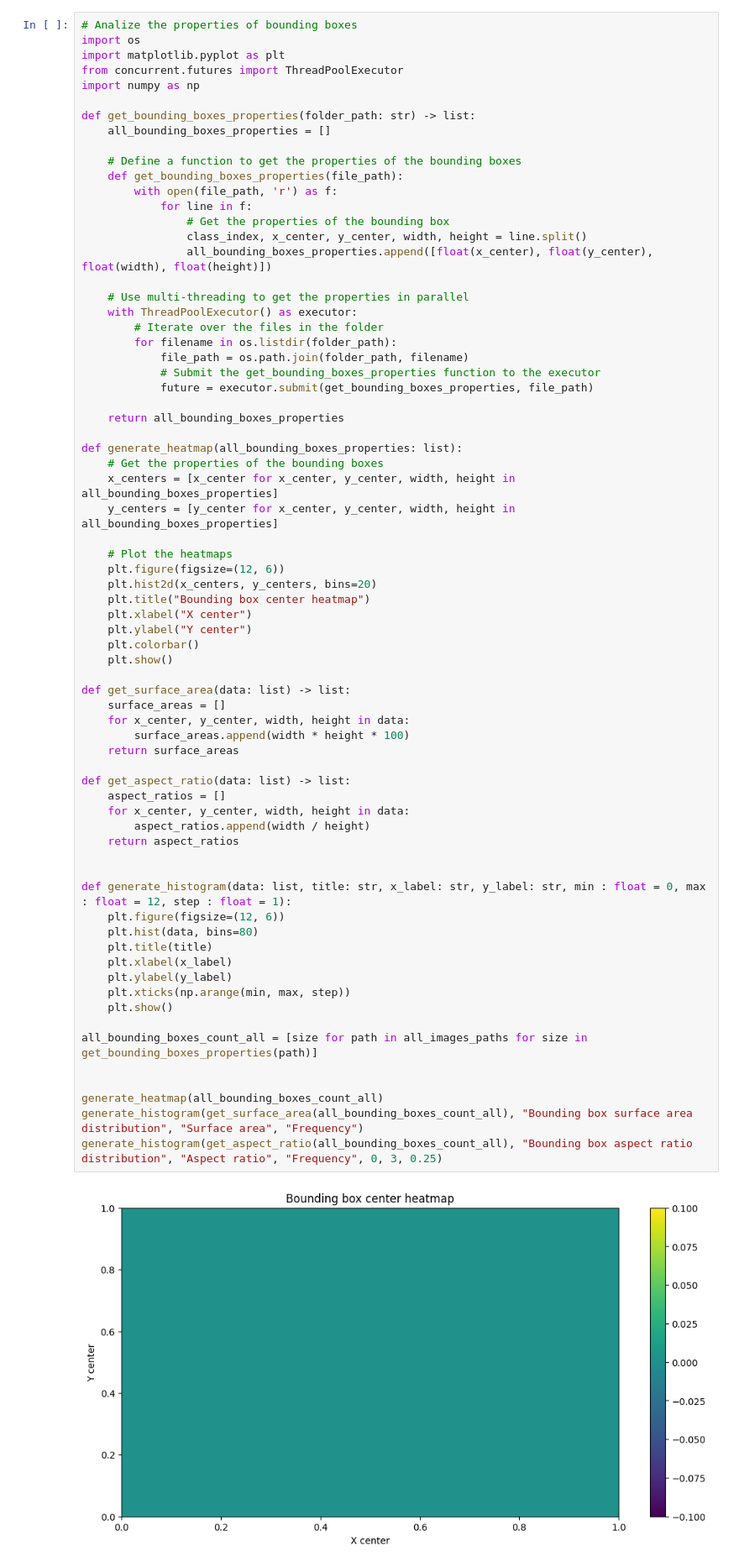
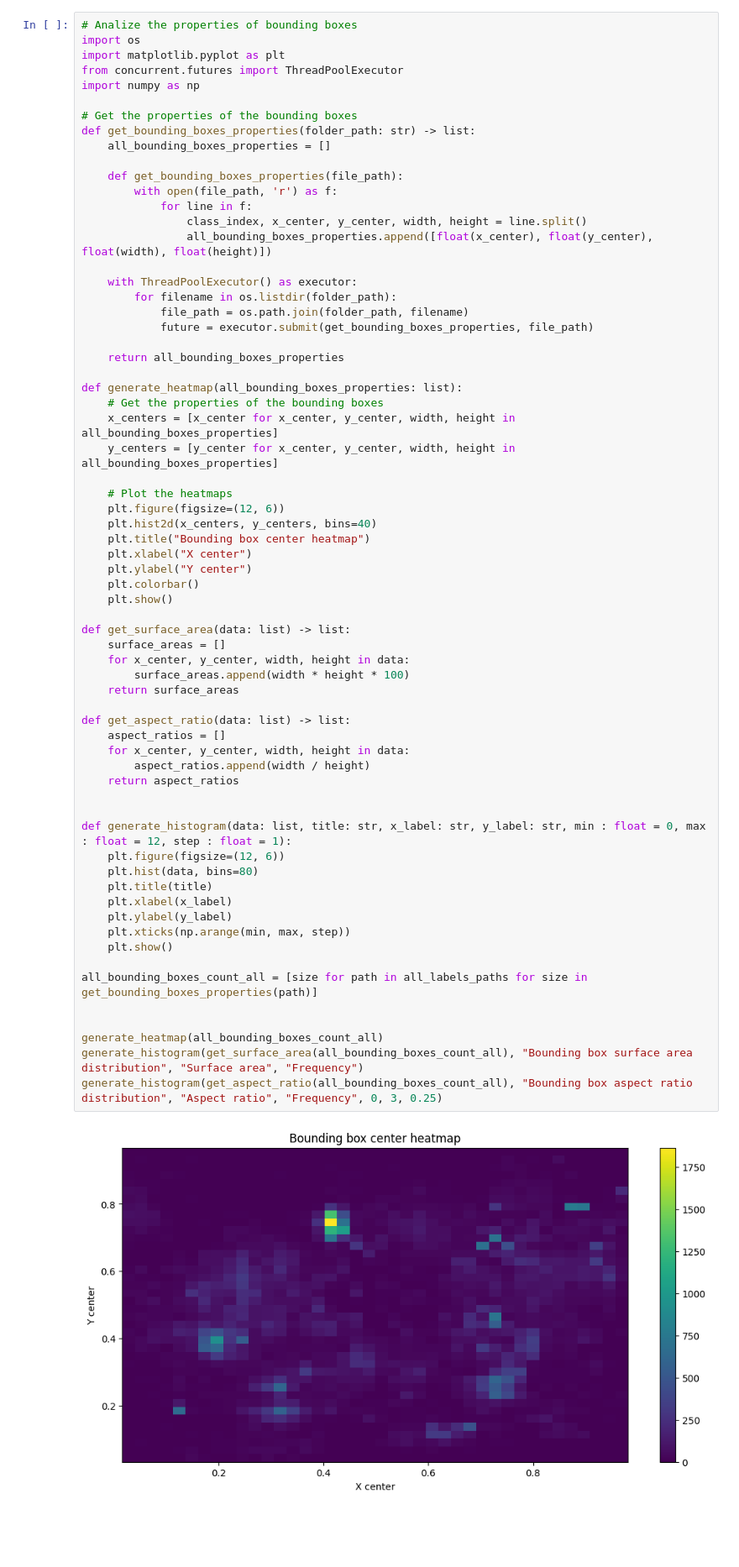
Before and after one commit to KajetanMieloch/Data-Scientist-praktyka-studencka, a Jupyter notebook: Zadania Rekrutacujne/Data Science Intern/odpowiedz.ipynb, the cells around one changed output. Shown: that part at 84% size. Saved outputs shown, nothing was run; the diff lists cells and outputs as text; blank space fills up the shorter version.

```diff
--- a/Zadania Rekrutacujne/Data Science Intern/odpowiedz.ipynb
+++ b/Zadania Rekrutacujne/Data Science Intern/odpowiedz.ipynb
@@ -253,23 +279,19 @@ import matplotlib.pyplot as plt
 from concurrent.futures import ThreadPoolExecutor
 import numpy as np
 
+# Get the properties of the bounding boxes
 def get_bounding_boxes_properties(folder_path: str) -> list:
     all_bounding_boxes_properties = []
 
-    # Define a function to get the properties of the bounding boxes
     def get_bounding_boxes_properties(file_path):
         with open(file_path, 'r') as f:
             for line in f:
-                # Get the properties of the bounding box
                 class_index, x_center, y_center, width, height = line.split()
                 all_bounding_boxes_properties.append([float(x_center), float(y_center), float(width), float(height)])
 
-    # Use multi-threading to get the properties in parallel
     with ThreadPoolExecutor() as executor:
-        # Iterate over the files in the folder
         for filename in os.listdir(folder_path):
             file_path = os.path.join(folder_path, filename)
-            # Submit the get_bounding_boxes_properties function to the executor
             future = executor.submit(get_bounding_boxes_properties, file_path)
 
     return all_bounding_boxes_properties
@@ -281,7 +303,7 @@ def generate_heatmap(all_bounding_boxes_properties: list):
 
     # Plot the heatmaps
     plt.figure(figsize=(12, 6))
-    plt.hist2d(x_centers, y_centers, bins=20)
+    plt.hist2d(x_centers, y_centers, bins=40)
     plt.title("Bounding box center heatmap")
     plt.xlabel("X center")
     plt.ylabel("Y center")
@@ -289,32 +311,32 @@ def generate_heatmap(all_bounding_boxes_properties: list):
     plt.show()
 
 def get_surface_area(data: list) -> list:
     surface_areas = []
     for x_center, y_center, width, height in data:
         surface_areas.append(width * height * 100)
     return surface_areas
 
 def get_aspect_ratio(data: list) -> list:
     aspect_ratios = []
     for x_center, y_center, width, height in data:
         aspect_ratios.append(width / height)
     return aspect_ratios
 
 
 def generate_histogram(data: list, title: str, x_label: str, y_label: str, min : float = 0, max : float = 12, step : float = 1):
     plt.figure(figsize=(12, 6))
     plt.hist(data, bins=80)
     plt.title(title)
     plt.xlabel(x_label)
     plt.ylabel(y_label)
     plt.xticks(np.arange(min, max, step))
     plt.show()
 
-all_bounding_boxes_count_all = [size for path in all_images_paths for size in  get_bounding_boxes_properties(path)]
+all_bounding_boxes_count_all = [size for path in all_labels_paths for size in  get_bounding_boxes_properties(path)]
 
 
 generate_heatmap(all_bounding_boxes_count_all)
 generate_histogram(get_surface_area(all_bounding_boxes_count_all), "Bounding box surface area distribution", "Surface area", "Frequency")
 generate_histogram(get_aspect_ratio(all_bounding_boxes_count_all), "Bounding box aspect ratio distribution", "Aspect ratio", "Frequency", 0, 3, 0.25)
 # %% [output]
-[figure, old version]
+[figure, new version]
```
Also changed, not shown: parts of 5 cells of this notebook.
